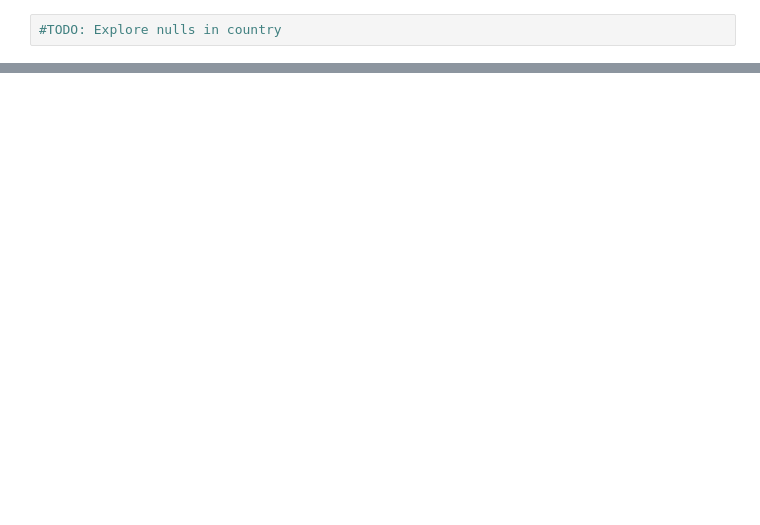
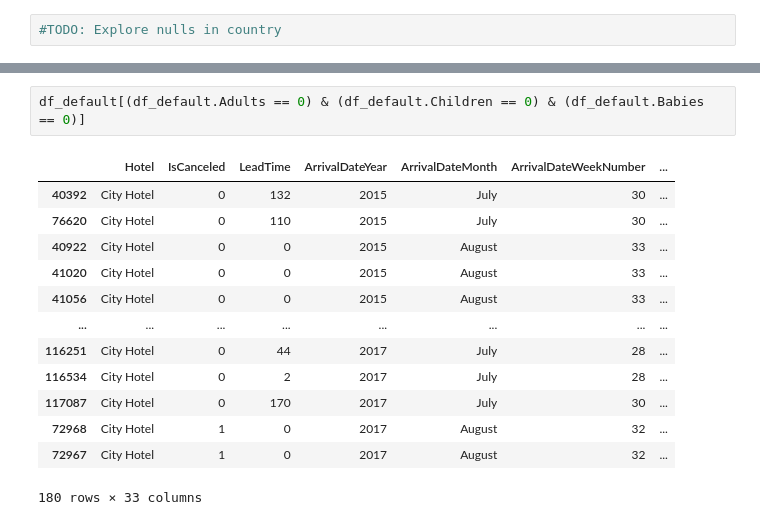
Before and after one commit to mattedefra/Group-AM, a Jupyter notebook: notebooks/Data Cleaning EDA.ipynb, the cells around one changed output, grey strips where cells are left out. Saved outputs shown, nothing was run; the diff lists cells and outputs as text; blank space fills up the shorter version.

```diff
--- a/notebooks/Data Cleaning EDA.ipynb
+++ b/notebooks/Data Cleaning EDA.ipynb
@@ -56,0 +114,16 @@ columns_to_datetime = [
+# %%
+df_default[(df_default.Adults == 0) & (df_default.Children == 0) & (df_default.Babies == 0)]
+# %% [output]
+|  | Hotel | IsCanceled | LeadTime | ArrivalDateYear | ArrivalDateMonth | ArrivalDateWeekNumber | ... |
+| 40392 | City Hotel | 0 | 132 | 2015 | July | 30 | ... |
+| 76620 | City Hotel | 0 | 110 | 2015 | July | 30 | ... |
+| 40922 | City Hotel | 0 | 0 | 2015 | August | 33 | ... |
+| 41020 | City Hotel | 0 | 0 | 2015 | August | 33 | ... |
+| 41056 | City Hotel | 0 | 0 | 2015 | August | 33 | ... |
+| ... | ... | ... | ... | ... | ... | ... | ... |
+| 116251 | City Hotel | 0 | 44 | 2017 | July | 28 | ... |
+| 116534 | City Hotel | 0 | 2 | 2017 | July | 28 | ... |
+| 117087 | City Hotel | 0 | 170 | 2017 | July | 30 | ... |
+| 72968 | City Hotel | 1 | 0 | 2017 | August | 32 | ... |
+| 72967 | City Hotel | 1 | 0 | 2017 | August | 32 | ... |
+180 rows × 33 columns
```
Also changed, not shown: parts of 8 cells of this notebook.
